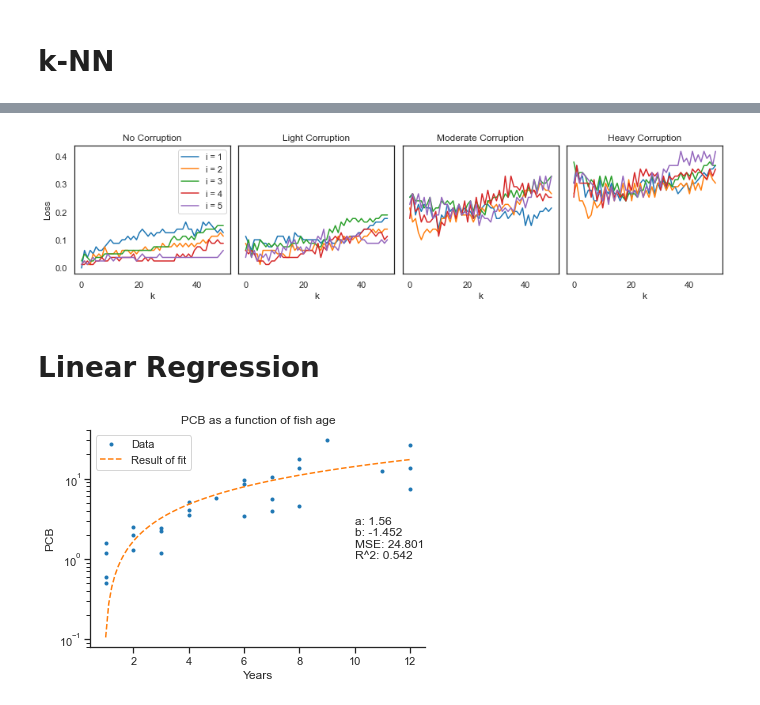
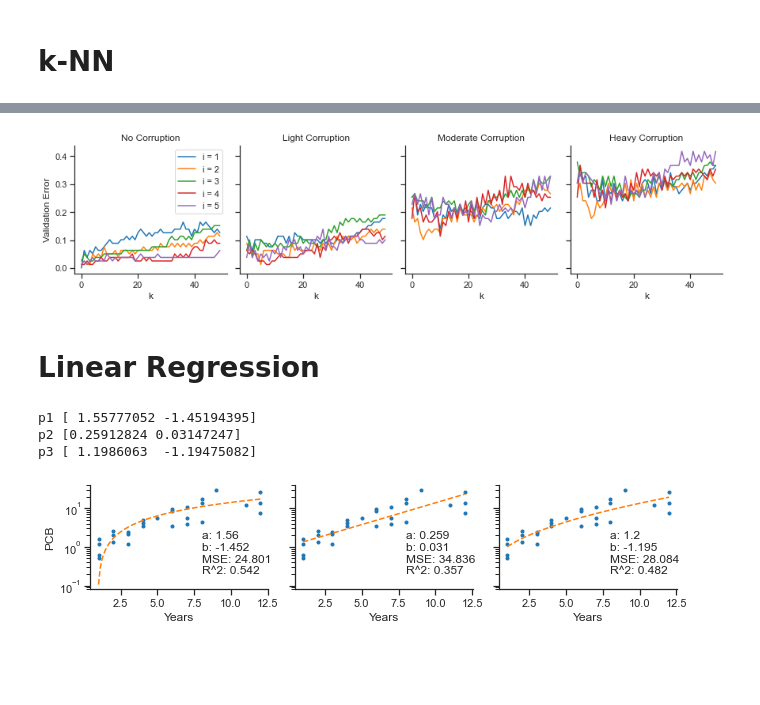
Before and after one commit to JakobSchauser/MLandData, a Jupyter notebook: MachineLearningA/Home Assigment 1/Home Assignment 1.ipynb, the cells around one changed output, grey strips where cells are left out. Cells and saved outputs as stored; diff of their text form; code cells hidden in the pictures; blank space fills up the shorter version.

```diff
--- a/MachineLearningA/Home Assigment 1/Home Assignment 1.ipynb
+++ b/MachineLearningA/Home Assigment 1/Home Assignment 1.ipynb
@@ -5,8 +5,8 @@ import numpy as np
 from numpy import array
 import matplotlib.pyplot as plt
 import seaborn as sns
-sns.set_style("white")
-
+sns.set_style("ticks")
+sns.set_context("notebook")
 
 # Get the data
 dat_clean = np.genfromtxt("MNIST-5-6-Subset/MNIST-5-6-Subset.txt")
@@ -104,4 +120,5 @@ plt.show()
 # %%
+# Lets plot some more!
 def make_plot(ax):
     n = 80
     ls = []
@@ -110,17 +127,14 @@ def make_plot(ax):
         losses = np.mean(losses,axis = 0)
         ls.append(losses)
         ax.plot(losses,label = f"i = {i}",alpha = 2*0.5)
-
-#     ax.plot(np.mean(ls,axis=0),'--',label="mean",alpha=0.5)
     ax.set_xlabel("k")
-
 fig, axs = plt.subplots(1,4,figsize = (12,3),constrained_layout = 1,sharey=True)
 
 
 # BAAAAD coding practice!
 dat = dat_clean
 make_plot(axs[0])
-axs[0].set_ylabel("Loss")
+axs[0].set_ylabel("Validation Error")
 axs[0].set_title("No Corruption")
 axs[0].legend()
 
@@ -137,9 +151,10 @@ dat = dat_heavy
 make_plot(axs[3])
 axs[3].set_title("Heavy Corruption")
 
+sns.despine()
 plt.show()
 # %% [output]
-[figure, old version]
+[figure, new version]
 # %% [markdown]
 # Linear Regression
 # %%
@@ -152,47 +167,70 @@ import pandas as pd
 sns.set_style("ticks")
 sns.set_context("notebook")
 
 with open("PCB.dt") as file:
     dat = np.genfromtxt(file, delimiter = "\t").T
 
-
-
 def lin_reg(x,y):
     X = array([x,np.ones(len(x))]).T
 
     w = inv(X.T @ X) @ X.T @ y
 
     return w.T
 
-def prettyplot(x,y,func):
-    plt.figure()
-    plt.yscale("log")
-    plt.plot(x,y,'.',label = "Data")
+def prettyplot(x,y,func,ax):
+    ax.plot(x,y,'.',label = "Data")
 
     xx = np.linspace(min(x),max(x),100)
     y_pred = func(xx)
-    plt.plot(xx,y_pred,'--',label = "Result of fit")
+    ax.plot(xx,y_pred,'--',label = "Result of fit")
 
     y_pred = func(x)
     MSE = np.mean((y-y_pred)**2)
 
     R_sqr = 1-sum((y-y_pred)**2)/sum((y-np.mean(y))**2)
-    plt.text(10,1,"a: {:.3}\nb: {:.3f}\nMSE: {:.3f}\nR^2: {:.3f}".format(w[0],w[1],MSE,R_sqr))
-
-    plt.xlabel("Years")
-    plt.ylabel("PCB")
-    plt.title("PCB as a function of fish age")
-    plt.legend()
+    ax.text(8,0.2,"a: {:.3}\nb: {:.3f}\nMSE: {:.3f}\nR^2: {:.3f}".format(w[0],w[1],MSE,R_sqr))
+    ax.set_yscale("log")
+    ax.set_xlabel("Years")
     sns.despine()
 
-    plt.show()
+
+exp_model = lambda x, a, b: np.exp(a*x + b)
+
+
+
+fig, axs = plt.subplots(1,3,sharey=True,figsize = (9,2),constrained_layout = 1)
+axs[0].set_ylabel("PCB")
+
 
 y = dat[1].T
 x = dat[0]
 
-w = lin_reg(x,y)
 
 
-prettyplot(x,y,lambda x: w[0]*x+w[1])
+# Problem 1
+
+w = lin_reg(x,y)
+print("p1",w)
+
+prettyplot(x,y,lambda x: w[0]*x+w[1],axs[0])
+
+
+# Problem 2
+
+w = lin_reg(x,np.log(y))
+print("p2",w)
+
+prettyplot(x,y,lambda x: exp_model(x,w[0], w[1]),axs[1])
+
+
+# Problem 3
+
+w = lin_reg(np.sqrt(x),np.log(y))
+print("p3",w)
+
+prettyplot(x,y,lambda x: exp_model(np.sqrt(x),w[0], w[1]),axs[2])
 # %% [output]
+p1 [ 1.55777052 -1.45194395]
+p2 [0.25912824 0.03147247]
+p3 [ 1.1986063  -1.19475082]
-[figure, old version]
+[figure, new version]
```
Also changed, not shown: parts of 6 cells of this notebook, 8 other files.
